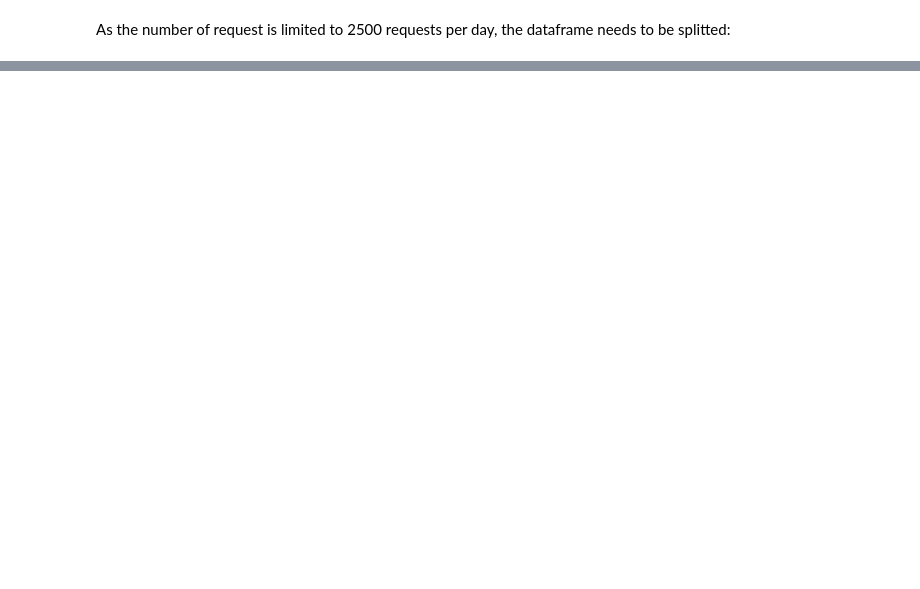
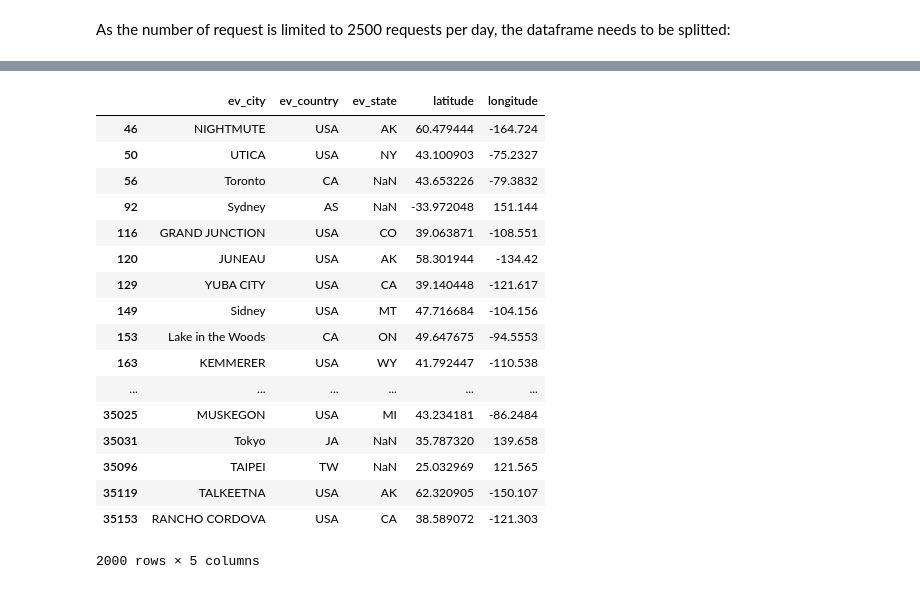
Before and after one commit to AeroPython/remove-before-flight, a Jupyter notebook: Getting missing latitude & longitude.ipynb, the cells around one changed output, grey strips where cells are left out. Saved outputs shown, nothing was run; the diff lists cells and outputs as text; code cells hidden in the pictures; blank space fills up the shorter version.

```diff
--- a/Getting missing latitude & longitude.ipynb
+++ b/Getting missing latitude & longitude.ipynb
@@ -64,7 +64,7 @@ for ii in range(2000):
     if location != []:
         lat = location[0]
         lon = location[1]
-        need_location.set_value(ii, 'latitude', lat)
-        need_location.set_value(ii, 'longitude', lon)
+        need_location.set_value(index[ii], 'latitude', lat)
+        need_location.set_value(index[ii], 'longitude', lon)
 
 need_location.iloc[0:2000].to_csv('./data/have_location_part1.csv')
@@ -70,0 +89,21 @@ need_location.iloc[0:2000].to_csv('./data/have_location_part1.csv')
+# %%
+need_location.iloc[0:2000]
+# %% [output]
+|  | ev_city | ev_country | ev_state | latitude | longitude |
+| 46 | NIGHTMUTE | USA | AK | 60.479444 | -164.724 |
+| 50 | UTICA | USA | NY | 43.100903 | -75.2327 |
+| 56 | Toronto | CA | NaN | 43.653226 | -79.3832 |
+| 92 | Sydney | AS | NaN | -33.972048 | 151.144 |
+| 116 | GRAND JUNCTION | USA | CO | 39.063871 | -108.551 |
+| 120 | JUNEAU | USA | AK | 58.301944 | -134.42 |
+| 129 | YUBA CITY | USA | CA | 39.140448 | -121.617 |
+| 149 | Sidney | USA | MT | 47.716684 | -104.156 |
+| 153 | Lake in the Woods | CA | ON | 49.647675 | -94.5553 |
+| 163 | KEMMERER | USA | WY | 41.792447 | -110.538 |
+| ... | ... | ... | ... | ... | ... |
+| 35025 | MUSKEGON | USA | MI | 43.234181 | -86.2484 |
+| 35031 | Tokyo | JA | NaN | 35.787320 | 139.658 |
+| 35096 | TAIPEI | TW | NaN | 25.032969 | 121.565 |
+| 35119 | TALKEETNA | USA | AK | 62.320905 | -150.107 |
+| 35153 | RANCHO CORDOVA | USA | CA | 38.589072 | -121.303 |
+2000 rows × 5 columns
```
Also changed, not shown: parts of 5 cells of this notebook, 1 other file.
